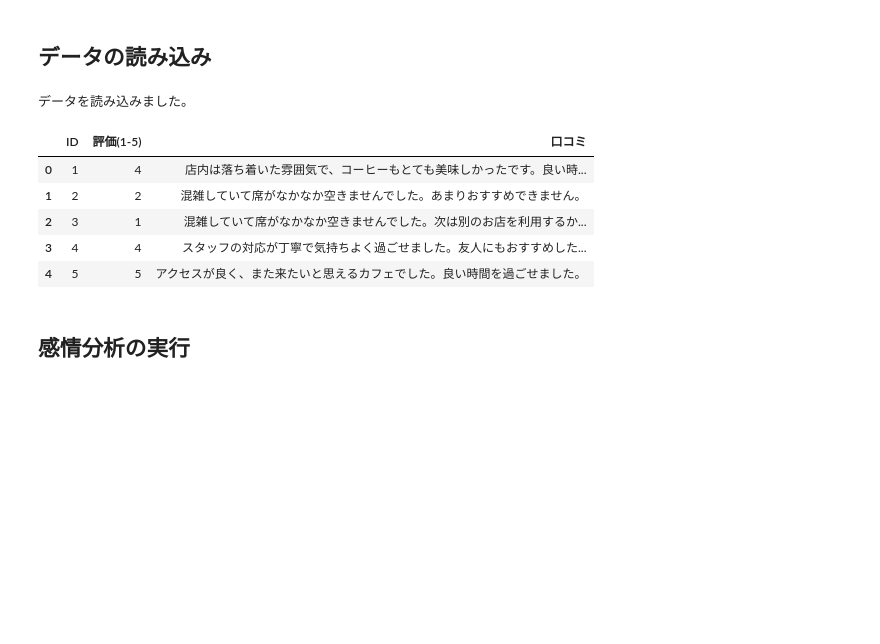
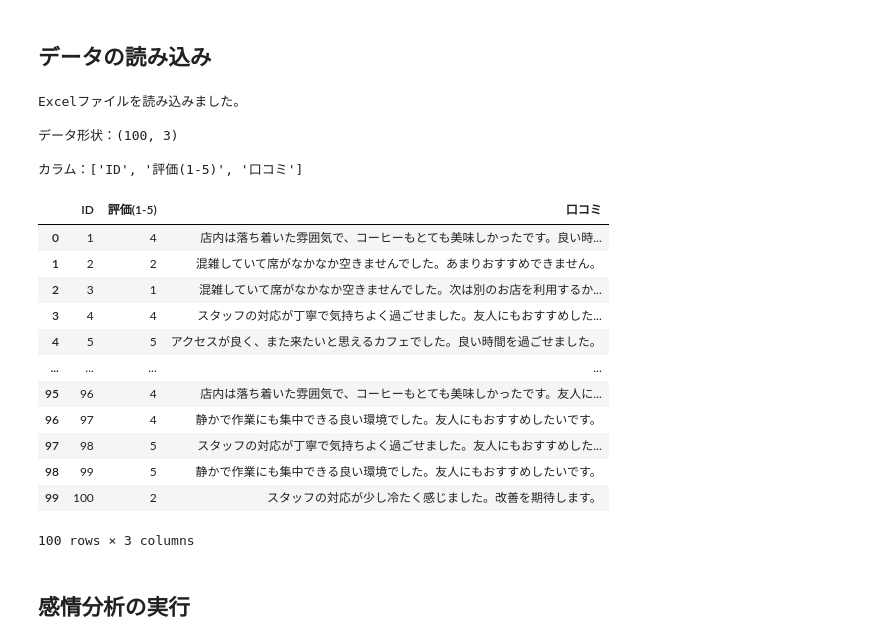
Before and after one commit to fukufukufukufuku/tsu_2026_github, a Jupyter notebook: 第02回/2.1 口コミデータの感情分析.ipynb, the cells around one changed output. Cells and saved outputs as stored; diff of their text form; code cells hidden in the pictures; blank space fills up the shorter version.

```diff
--- a/第02回/2.1 口コミデータの感情分析.ipynb
+++ b/第02回/2.1 口コミデータの感情分析.ipynb
@@ -62,37 +62,40 @@
 # プログラム例
 # %% [markdown]
 ## データの読み込み
-# %%
-import pandas as pd
-import os
-
-# Excelファイルのパスを更新
-#file_path = '/content/drive/MyDrive/東京成徳大学特別講義/2026年度/第02回/データ/テキスト/架空カフェ店口コミデータ.xlsx'
-#file_path = '/content/drive/MyDrive/tsu_2026_github/データ/テキスト/架空カフェ店口コミデータ.xlsx'
-file_path = '../データ/テキスト/架空カフェ店口コミデータ.xlsx'
-
-# ファイルが存在するか確認
-if not os.path.exists(file_path):
-    print(f"エラー: 指定されたパスにファイルが見つかりません。パスを確認してください: {file_path}")
-    print("Googleドライブの「マイドライブ」からの正確なフォルダ階層とファイル名をご確認ください。")
-    df = pd.DataFrame() # 空のDataFrameを作成して続行
-else:
-    # ExcelファイルをDataFrameに読み込む
-    try:
-        df = pd.read_excel(file_path)
-        print("データを読み込みました。")
-        display(df.head())
-    except Exception as e:
-        print(f"エラー: Excelファイルの読み込み中に問題が発生しました。エラー内容: {e}")
-        print("Google Driveの接続が不安定な可能性があります。もう一度実行してみてください。")
-        df = pd.DataFrame() # 空のDataFrameを作成して続行
-# %% [output]
-データを読み込みました。
-|  | ID | 評価(1-5) | 口コミ |
-| 0 | 1 | 4 | 店内は落ち着いた雰囲気で、コーヒーもとても美味しかったです。良い時... |
-| 1 | 2 | 2 | 混雑していて席がなかなか空きませんでした。あまりおすすめできません。 |
-| 2 | 3 | 1 | 混雑していて席がなかなか空きませんでした。次は別のお店を利用するか... |
-| 3 | 4 | 4 | スタッフの対応が丁寧で気持ちよく過ごせました。友人にもおすすめした... |
-| 4 | 5 | 5 | アクセスが良く、また来たいと思えるカフェでした。良い時間を過ごせました。 |
+# %%
+import pandas as pd
+
+# Excelファイルを読み込み
+file_path = '../データ/テキスト/架空カフェ店口コミデータ.xlsx'
+
+try:
+    df = pd.read_excel(file_path)
+    print("Excelファイルを読み込みました。\n")
+    print(f"データ形状：{df.shape}")
+    print(f"\nカラム：{list(df.columns)}\n")
+    display(df)
+except FileNotFoundError:
+    print(f"ファイルが見つかりません：{file_path}")
+except Exception as e:
+    print(f"エラーが発生しました：{e}")
+# %% [output]
+Excelファイルを読み込みました。
+
+データ形状：(100, 3)
+
+カラム：['ID', '評価(1-5)', '口コミ']
+|  | ID | 評価(1-5) | 口コミ |
+| 0 | 1 | 4 | 店内は落ち着いた雰囲気で、コーヒーもとても美味しかったです。良い時... |
+| 1 | 2 | 2 | 混雑していて席がなかなか空きませんでした。あまりおすすめできません。 |
+| 2 | 3 | 1 | 混雑していて席がなかなか空きませんでした。次は別のお店を利用するか... |
+| 3 | 4 | 4 | スタッフの対応が丁寧で気持ちよく過ごせました。友人にもおすすめした... |
+| 4 | 5 | 5 | アクセスが良く、また来たいと思えるカフェでした。良い時間を過ごせました。 |
+| ... | ... | ... | ... |
+| 95 | 96 | 4 | 店内は落ち着いた雰囲気で、コーヒーもとても美味しかったです。友人に... |
+| 96 | 97 | 4 | 静かで作業にも集中できる良い環境でした。友人にもおすすめしたいです。 |
+| 97 | 98 | 5 | スタッフの対応が丁寧で気持ちよく過ごせました。友人にもおすすめした... |
+| 98 | 99 | 5 | 静かで作業にも集中できる良い環境でした。友人にもおすすめしたいです。 |
+| 99 | 100 | 2 | スタッフの対応が少し冷たく感じました。改善を期待します。 |
+100 rows × 3 columns
 # %% [markdown]
 ## 感情分析の実行
```
Also changed, not shown: parts of 8 cells of this notebook, 7 other files.
